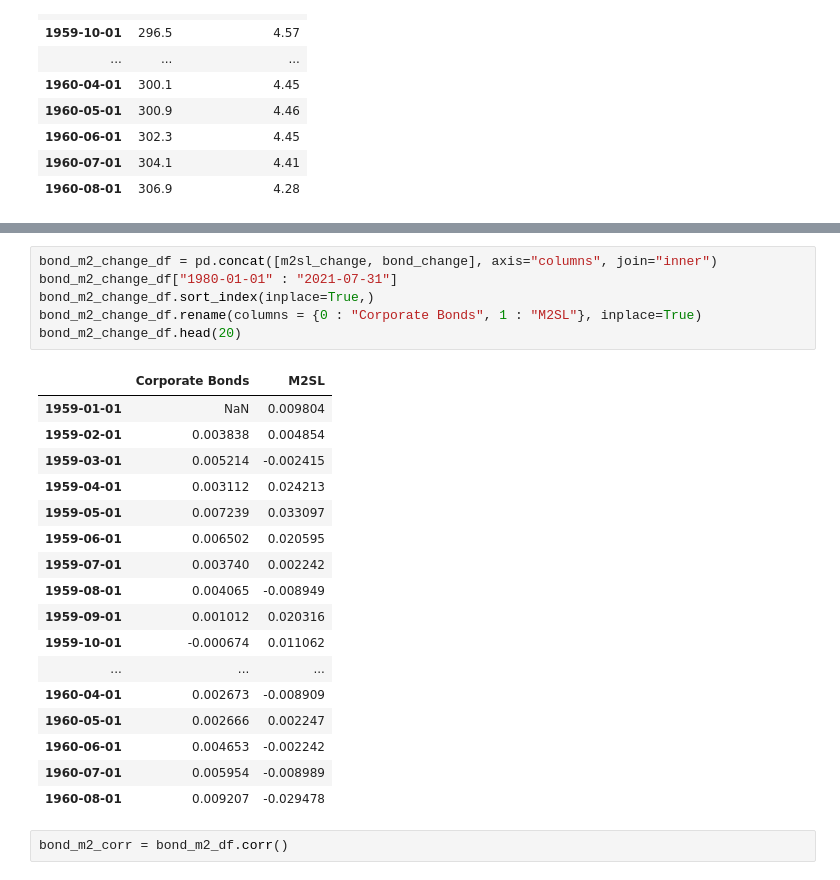
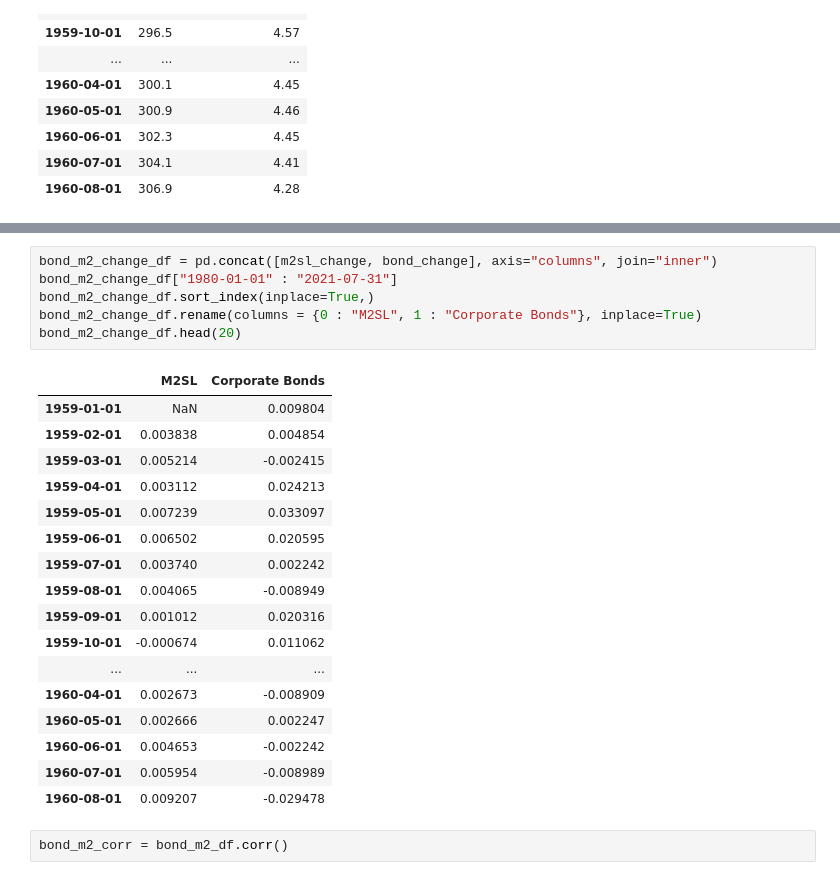
Before and after one commit to schm1263/Fintech_Project_1, a Jupyter notebook: FinTech_Project_Bonds_CM.ipynb, the cells around one changed output, grey strips where cells are left out. Drawn from its saved outputs; the diff is of its cells as text.

```diff
--- a/FinTech_Project_Bonds_CM.ipynb
+++ b/FinTech_Project_Bonds_CM.ipynb
@@ -233,11 +206,11 @@ dtype: int64
 # %%
 bond_m2_change_df = pd.concat([m2sl_change, bond_change], axis="columns", join="inner")
 bond_m2_change_df["1980-01-01" : "2021-07-31"]
 bond_m2_change_df.sort_index(inplace=True,)
-bond_m2_change_df.rename(columns = {0 : "Corporate Bonds", 1 : "M2SL"}, inplace=True)
+bond_m2_change_df.rename(columns = {0 : "M2SL", 1 : "Corporate Bonds"}, inplace=True)
 bond_m2_change_df.head(20)
 # %% [output]
-|  | Corporate Bonds | M2SL |
+|  | M2SL | Corporate Bonds |
 | 1959-01-01 | NaN | 0.009804 |
 | 1959-02-01 | 0.003838 | 0.004854 |
 | 1959-03-01 | 0.005214 | -0.002415 |
```
Also changed, not shown: parts of 66 cells of this notebook, 9 other files.
